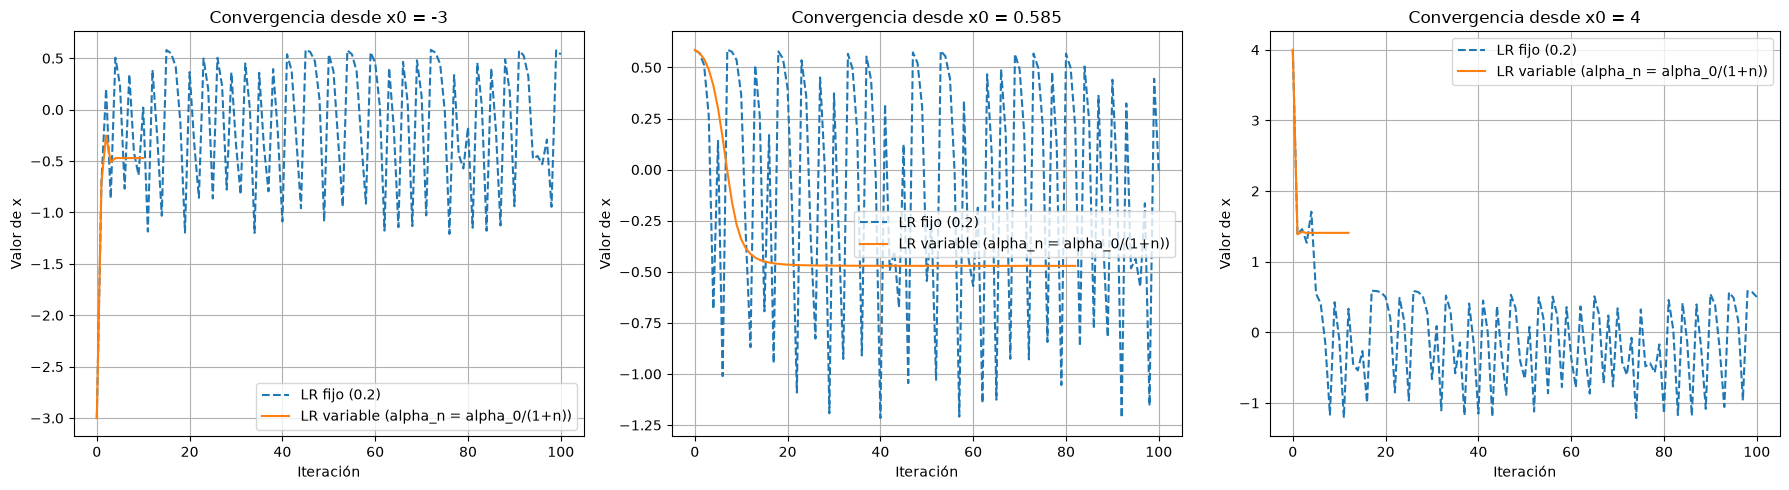
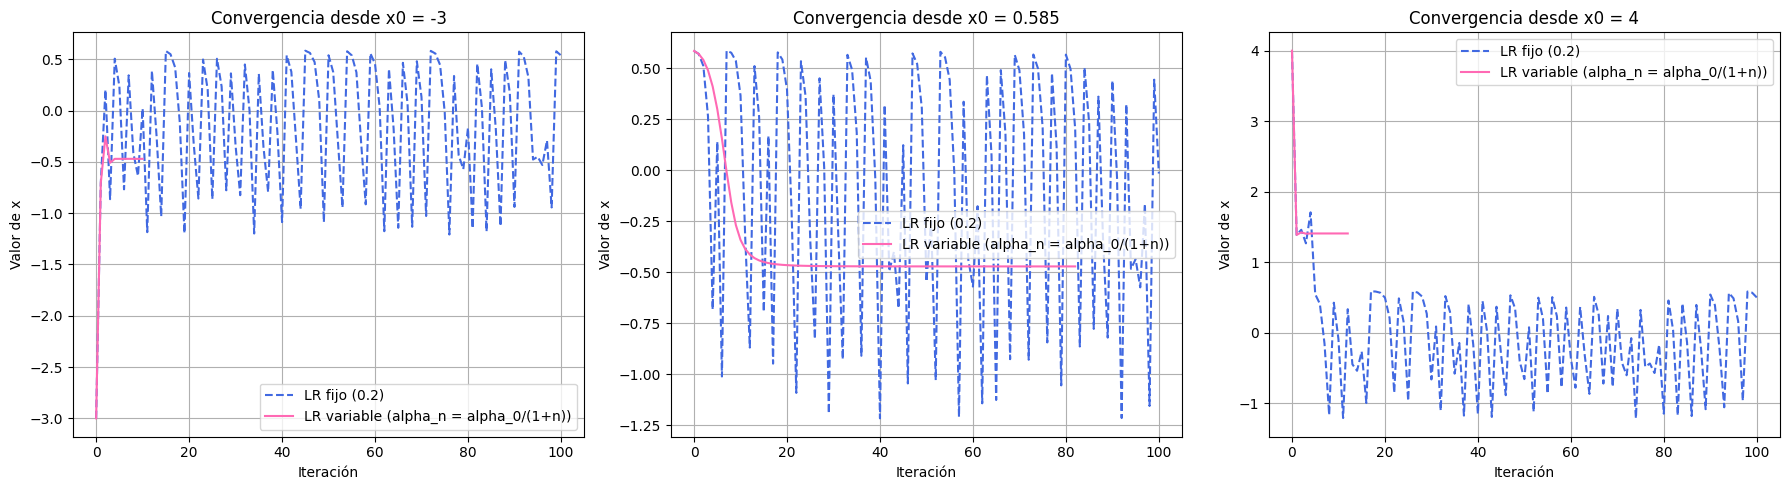
The notebook cell's code change between the first figure and the second:
--- before
+++ after
@@ -53,6 +53,6 @@
     })
 
-    axs[idx].plot(hist_fijo, label=f"LR fijo ({alpha0})", linestyle="--")
-    axs[idx].plot(hist_var, label="LR variable (alpha_n = alpha_0/(1+n))")
+    axs[idx].plot(hist_fijo, label=f"LR fijo ({alpha0})", linestyle="--", color="royalblue")
+    axs[idx].plot(hist_var, label="LR variable (alpha_n = alpha_0/(1+n))", color="hotpink")
     axs[idx].set_title(f"Convergencia desde x0 = {x0_test}")
     axs[idx].set_xlabel("Iteración")

Commit: colors